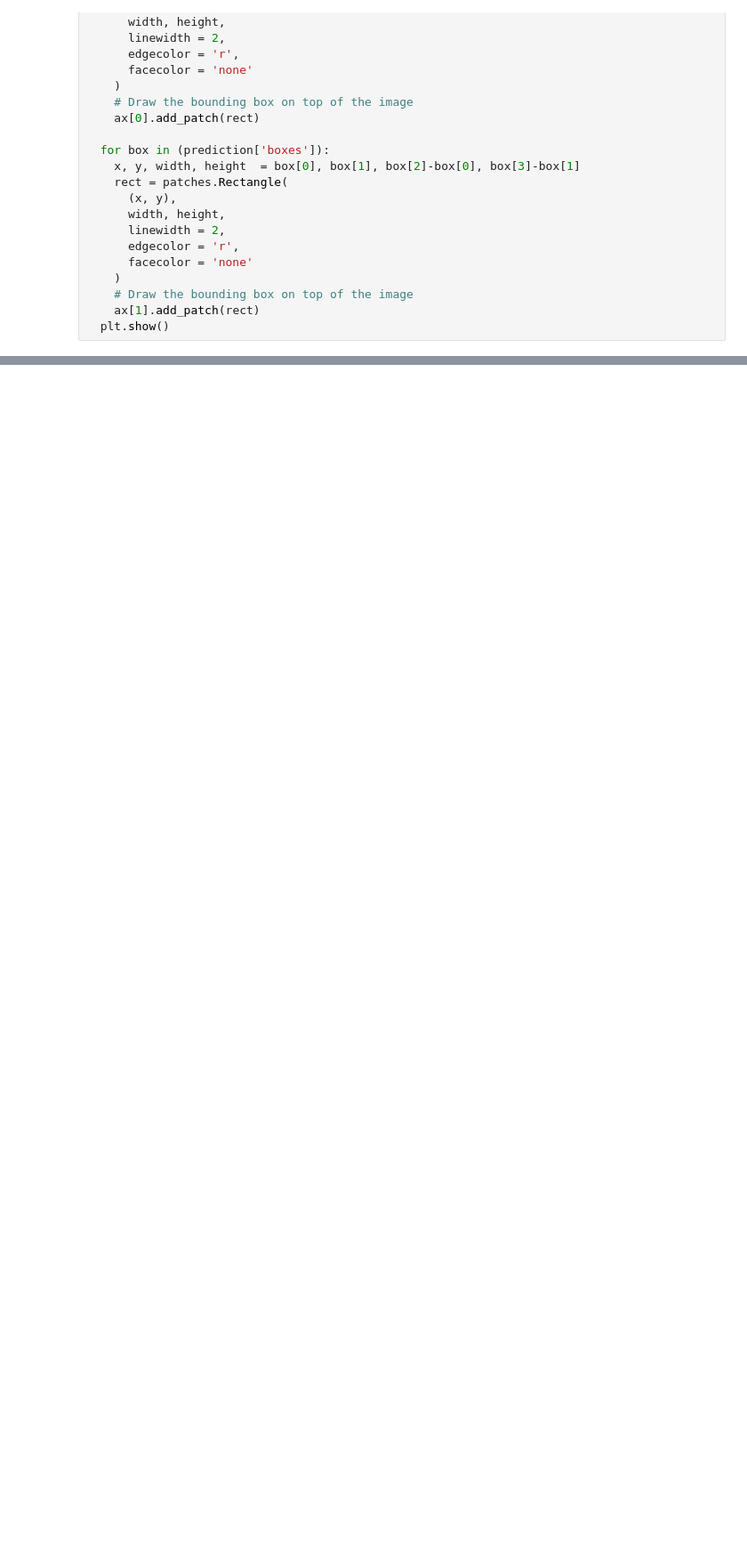
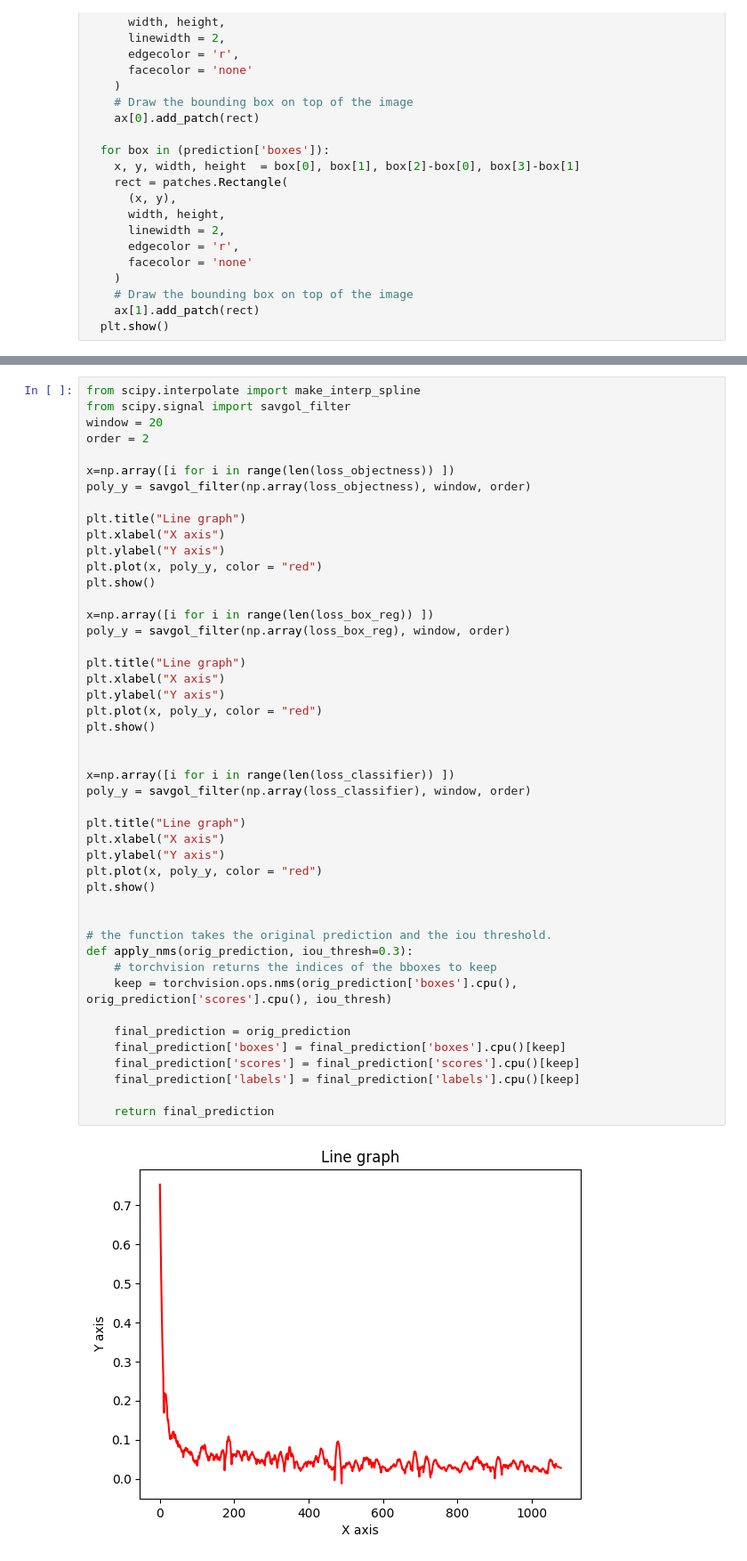
Before and after one commit to dadecampo/CVDeepLearning, a Jupyter notebook: wGrapesFasterRCNN.ipynb, the cells around one changed output, grey strips where cells are left out. Shown at 89% size. Cells and saved outputs as stored; diff of their text form; blank space fills up the shorter version.

Commit message:
loss graphs

```diff
--- a/wGrapesFasterRCNN.ipynb
+++ b/wGrapesFasterRCNN.ipynb
@@ -338,0 +349,48 @@ Accumulating evaluation results...
+# %%
+from scipy.interpolate import make_interp_spline
+from scipy.signal import savgol_filter
+window = 20
+order = 2
+
+x=np.array([i for i in range(len(loss_objectness)) ])
+poly_y = savgol_filter(np.array(loss_objectness), window, order)
+
+plt.title("Line graph")
+plt.xlabel("X axis")
+plt.ylabel("Y axis")
+plt.plot(x, poly_y, color = "red")
+plt.show()
+
+x=np.array([i for i in range(len(loss_box_reg)) ])
+poly_y = savgol_filter(np.array(loss_box_reg), window, order)
+
+plt.title("Line graph")
+plt.xlabel("X axis")
+plt.ylabel("Y axis")
+plt.plot(x, poly_y, color = "red")
+plt.show()
+
+
+x=np.array([i for i in range(len(loss_classifier)) ])
+poly_y = savgol_filter(np.array(loss_classifier), window, order)
+
+plt.title("Line graph")
+plt.xlabel("X axis")
+plt.ylabel("Y axis")
+plt.plot(x, poly_y, color = "red")
+plt.show()
+
+
+# the function takes the original prediction and the iou threshold.
+def apply_nms(orig_prediction, iou_thresh=0.3):
+    # torchvision returns the indices of the bboxes to keep
+    keep = torchvision.ops.nms(orig_prediction['boxes'].cpu(), orig_prediction['scores'].cpu(), iou_thresh)
+
+    final_prediction = orig_prediction
+    final_prediction['boxes'] = final_prediction['boxes'].cpu()[keep]
+    final_prediction['scores'] = final_prediction['scores'].cpu()[keep]
+    final_prediction['labels'] = final_prediction['labels'].cpu()[keep]
+
+    return final_prediction
+# %% [output]
+[figure, added]
```
Also changed, not shown: parts of 6 cells of this notebook.
